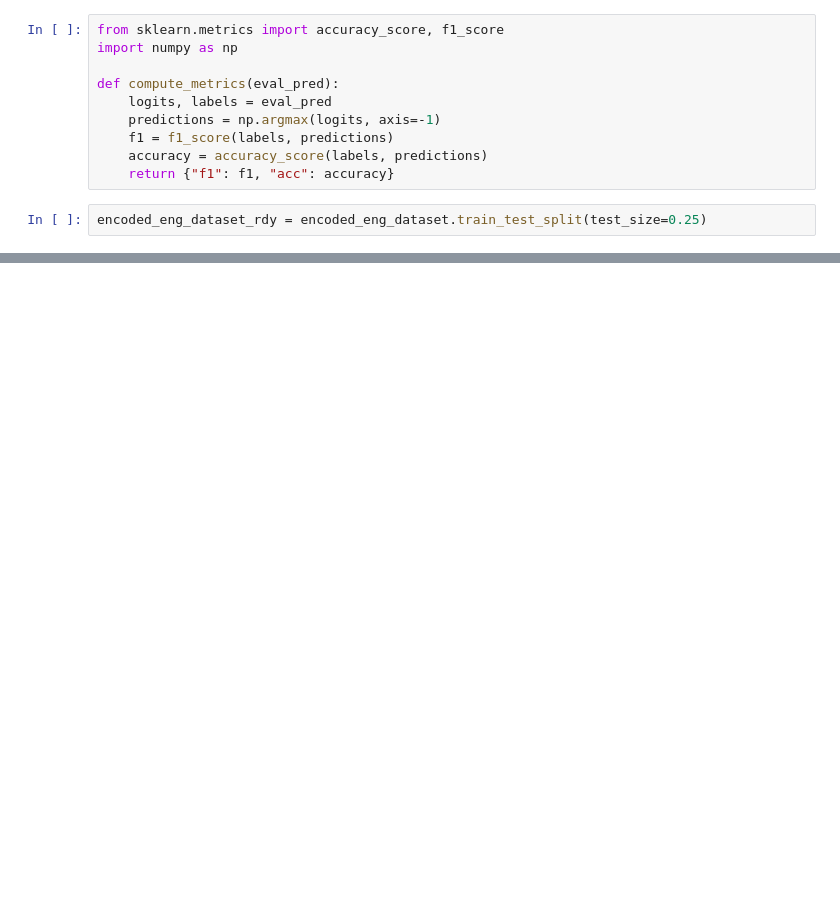
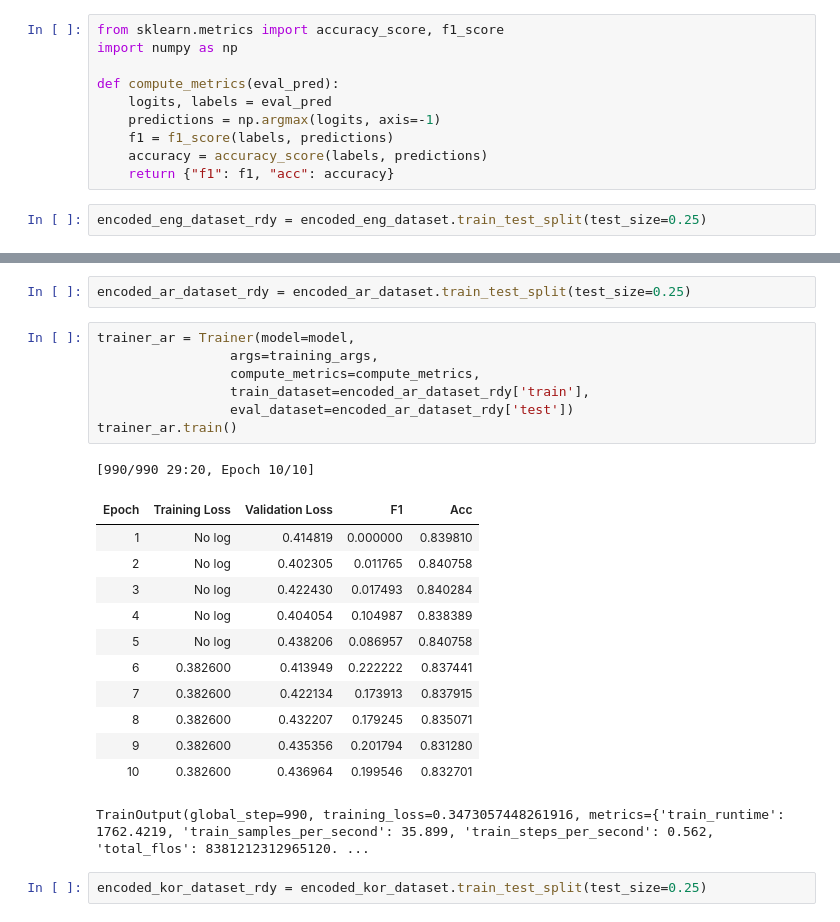
Before and after one commit to AzarUmudov/multilingual-sarcasm-detection, a Jupyter notebook: main.ipynb, the cells around one changed output, grey strips where cells are left out. Drawn from its saved outputs; the diff is of its cells as text; blank space fills up the shorter version.

```diff
--- a/main.ipynb
+++ b/main.ipynb
@@ -89,0 +95,25 @@ TrainOutput(global_step=590, training_loss=0.27639866521802997, metrics={'train_
+# %%
+encoded_ar_dataset_rdy = encoded_ar_dataset.train_test_split(test_size=0.25)
+# %%
+trainer_ar = Trainer(model=model,
+                 args=training_args,
+                 compute_metrics=compute_metrics,
+                 train_dataset=encoded_ar_dataset_rdy['train'],
+                 eval_dataset=encoded_ar_dataset_rdy['test'])
+trainer_ar.train()
+# %% [output]
+[990/990 29:20, Epoch 10/10]
+| Epoch | Training Loss | Validation Loss | F1 | Acc |
+| 1 | No log | 0.414819 | 0.000000 | 0.839810 |
+| 2 | No log | 0.402305 | 0.011765 | 0.840758 |
+| 3 | No log | 0.422430 | 0.017493 | 0.840284 |
+| 4 | No log | 0.404054 | 0.104987 | 0.838389 |
+| 5 | No log | 0.438206 | 0.086957 | 0.840758 |
+| 6 | 0.382600 | 0.413949 | 0.222222 | 0.837441 |
+| 7 | 0.382600 | 0.422134 | 0.173913 | 0.837915 |
+| 8 | 0.382600 | 0.432207 | 0.179245 | 0.835071 |
+| 9 | 0.382600 | 0.435356 | 0.201794 | 0.831280 |
+| 10 | 0.382600 | 0.436964 | 0.199546 | 0.832701 |
+TrainOutput(global_step=990, training_loss=0.3473057448261916, metrics={'train_runtime': 1762.4219, 'train_samples_per_second': 35.899, 'train_steps_per_second': 0.562, 'total_flos': 8381212312965120. ...
+# %%
+encoded_kor_dataset_rdy = encoded_kor_dataset.train_test_split(test_size=0.25)
```
Also changed, not shown: parts of 4 cells of this notebook.
